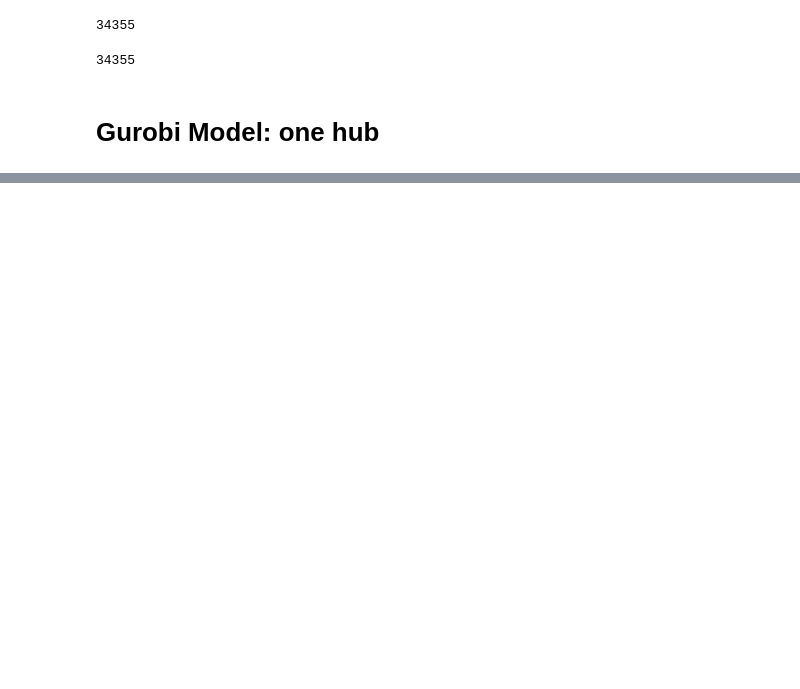
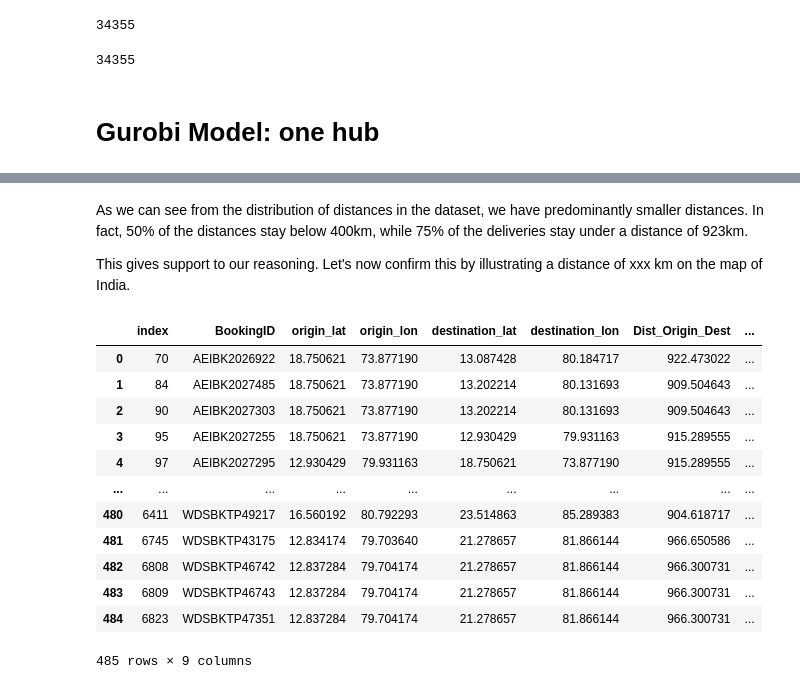
Before and after one commit to FelixRaph/Data-Science-Portfolio, a Jupyter notebook: Hub_and_Spoke_Gurobi_Optimization.ipynb, the cells around one changed output, grey strips where cells are left out. Cells and saved outputs as stored; diff of their text form; code cells hidden in the pictures; blank space fills up the shorter version.

```diff
--- a/Hub_and_Spoke_Gurobi_Optimization.ipynb
+++ b/Hub_and_Spoke_Gurobi_Optimization.ipynb
@@ -662,0 +617,22 @@ Key exists
+# %% [markdown]
+As we can see from the distribution of distances in the dataset, we have predominantly smaller distances. In fact, 50% of the distances stay below 400km, while 75% of the deliveries stay under a distance of 923km.
+
+This gives support to our reasoning. Let's now confirm this by illustrating a distance of xxx km on the map of India.
+# %%
+dist_vis = data.loc[(data['Dist_Origin_Dest'] > 900) & (data['Dist_Origin_Dest'] < 1000)].reset_index()
+
+dist_vis
+# %% [output]
+|  | index | BookingID | origin_lat | origin_lon | destination_lat | destination_lon | Dist_Origin_Dest | ... |
+| 0 | 70 | AEIBK2026922 | 18.750621 | 73.877190 | 13.087428 | 80.184717 | 922.473022 | ... |
+| 1 | 84 | AEIBK2027485 | 18.750621 | 73.877190 | 13.202214 | 80.131693 | 909.504643 | ... |
+| 2 | 90 | AEIBK2027303 | 18.750621 | 73.877190 | 13.202214 | 80.131693 | 909.504643 | ... |
+| 3 | 95 | AEIBK2027255 | 18.750621 | 73.877190 | 12.930429 | 79.931163 | 915.289555 | ... |
+| 4 | 97 | AEIBK2027295 | 12.930429 | 79.931163 | 18.750621 | 73.877190 | 915.289555 | ... |
+| ... | ... | ... | ... | ... | ... | ... | ... | ... |
+| 480 | 6411 | WDSBKTP49217 | 16.560192 | 80.792293 | 23.514863 | 85.289383 | 904.618717 | ... |
+| 481 | 6745 | WDSBKTP43175 | 12.834174 | 79.703640 | 21.278657 | 81.866144 | 966.650586 | ... |
+| 482 | 6808 | WDSBKTP46742 | 12.837284 | 79.704174 | 21.278657 | 81.866144 | 966.300731 | ... |
+| 483 | 6809 | WDSBKTP46743 | 12.837284 | 79.704174 | 21.278657 | 81.866144 | 966.300731 | ... |
+| 484 | 6823 | WDSBKTP47351 | 12.837284 | 79.704174 | 21.278657 | 81.866144 | 966.300731 | ... |
+485 rows × 9 columns
```
Also changed, not shown: parts of 25 cells of this notebook.
